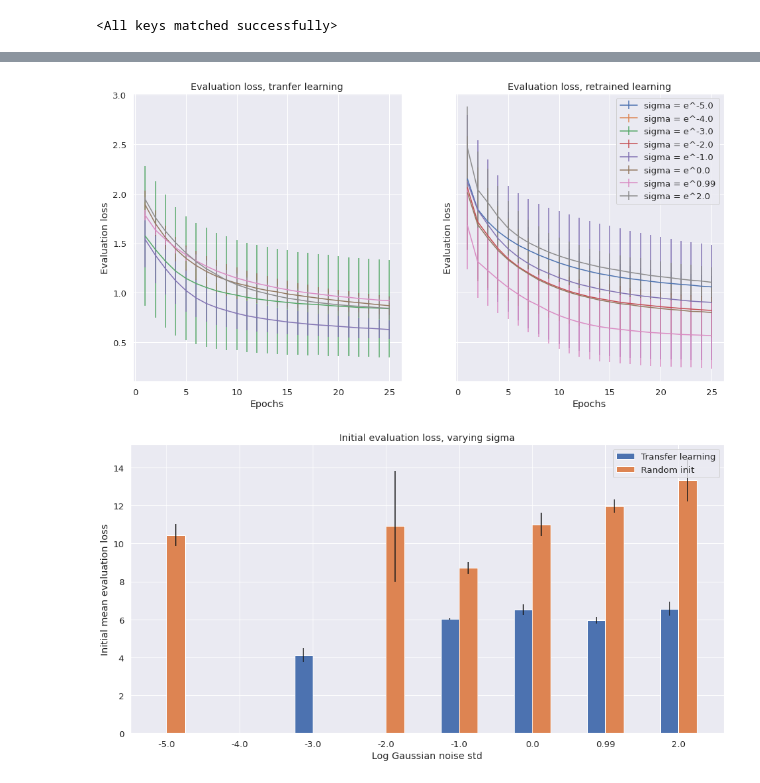
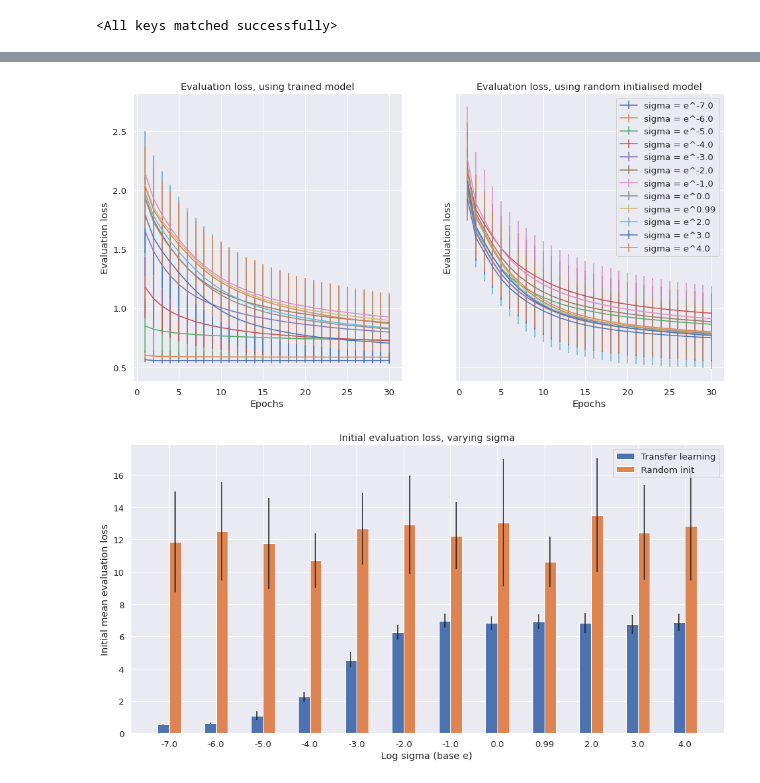
Before and after one commit to cngzlsh/BrainNet, a Jupyter notebook: approx_bnn_experiments.ipynb, the cells around one changed output, grey strips where cells are left out. Cells and saved outputs as stored; diff of their text form; code cells hidden in the pictures.

```diff
--- a/approx_bnn_experiments.ipynb
+++ b/approx_bnn_experiments.ipynb
@@ -652,6 +768,6 @@ for i, n_data in enumerate(n_datas):
     print(f'Using {n_data} out of 10000 training data points')
     plot_3d_scatter(x=hidden_dims, y=n_layerss, z=avg_final_eval_losses[:,:,i],
                     x_label='Hidden units', y_label='Layers', z_label= f'Test set MSE loss for {n_data} training data',
-                    fname=False, figsize=(10,8))
+                    fname='data_efficiency', figsize=(10,8))
 # %% [output]
 Using 200 out of 10000 training data points
@@ -709,15 +825,15 @@ X_valid, _ = load_data('./data/', 'complex_valid.pkl')
 # %%
 # initialise DNN
 hidden_dim = 256
-n_layers = 4
+n_layers = 3
 DNN_params = torch.load(f'./dnn_params/complex_lstm_{n_layers}_{hidden_dim}.pt')
 DNN = RecurrentDNN(input_dim=16, hidden_dim=hidden_dim, n_linear_layers=n_layers, output_dim=16).to(device)
 DNN.load_state_dict(DNN_params)
 # %% [output]
 <All keys matched successfully>
 # %%
-sigmas = torch.exp(torch.linspace(-5, 2, 8))
-num_epochs = 25
+sigmas = torch.exp(torch.linspace(-7, 4, 12))
+num_epochs = 30
 params = {'DNN': DNN,
           'BNN': approx_bnn,
           'DNN_params': DNN_params,
@@ -729,8 +845,8 @@ params = {'DNN': DNN,
           'X_test': X_test,
           'verbose': 0}
 # %%
-mean_transfer, std_transfer = repeated_plasticity_analysis(n_repeats=2, transfer_learning=True, **params)
-mean_retrain, std_retrain = repeated_plasticity_analysis(n_repeats=2, transfer_learning=False, **params)
+mean_transfer, std_transfer = repeated_plasticity_analysis(n_repeats=15, transfer_learning=True, **params)
+mean_retrain, std_retrain = repeated_plasticity_analysis(n_repeats=15, transfer_learning=False, **params)
 
 train_losses_by_sigma_transfer, eval_losses_by_sigma_transfer, init_losses_by_sigma_transfer = mean_transfer
 train_losses_by_sigma_reset, eval_losses_by_sigma_reset, init_losses_by_sigma_reset = mean_retrain
@@ -748,38 +877,38 @@ n_sigma = sigmas.shape[0]
 
 f, (ax1, ax2) = plt.subplots(1,2, sharey=True, figsize=(16,8))
 plt.subplot(121)
-plt.title('Evaluation loss, tranfer learning')
+plt.title('Evaluation loss, using trained model')
 n_sigmas = len(sigmas)
 for i in range(n_sigma): # for each sigma
     ax1.errorbar(np.arange(1, num_epochs+1), mean_transfer[1][i,:], yerr=std_transfer[1][i,:], label=f'sigma = e^{str(torch.log(sigmas[i]).cpu().numpy())[:4]}')
 
 plt.xlabel('Epochs')
 plt.ylabel('Evaluation loss')
 
 plt.subplot(122)
-plt.title('Evaluation loss, retrained learning')
+plt.title('Evaluation loss, using random initialised model')
 for i in range(train_losses_by_sigma_transfer.shape[0]):
     ax2.errorbar(np.arange(1, num_epochs+1), mean_retrain[1][i,:], yerr=std_retrain[1][i,:], label=f'sigma = e^{str(torch.log(sigmas[i]).cpu().numpy())[:4]}')
 
 plt.xlabel('Epochs')
 plt.ylabel('Evaluation loss')
 
 plt.legend(bbox_to_anchor =(1, 1))
 
 plt.savefig('./figures/plasticity_lstm.png')
 plt.show()
 
 width = 0.5
 fig, ax = plt.subplots(figsize=(16,8))
 ax.bar(np.arange(mean_transfer[2].shape[0]) - width/4, mean_transfer[2], width/2, yerr = std_transfer[2], label='Transfer learning')
 ax.bar(np.arange(mean_retrain[2].shape[0]) + width/4, mean_retrain[2], width/2, yerr=std_retrain[2], label='Random init')
 plt.legend()
 plt.xticks(np.arange(n_sigmas), [str(i.cpu().numpy())[:4] for i in torch.log(sigmas)])
-plt.xlabel('Log Gaussian noise std')
+plt.xlabel('Log sigma (base e)')
 plt.ylabel('Initial mean evaluation loss')
 plt.title('Initial evaluation loss, varying sigma')
 plt.savefig('./figures/plasticity_2_lstm.png')
 plt.show()
 # %% [output]
-[figure, old version]
+[figure, new version]
-[figure, old version]
+[figure, new version]
```
Also changed, not shown: parts of 20 cells of this notebook, 39 other files.
